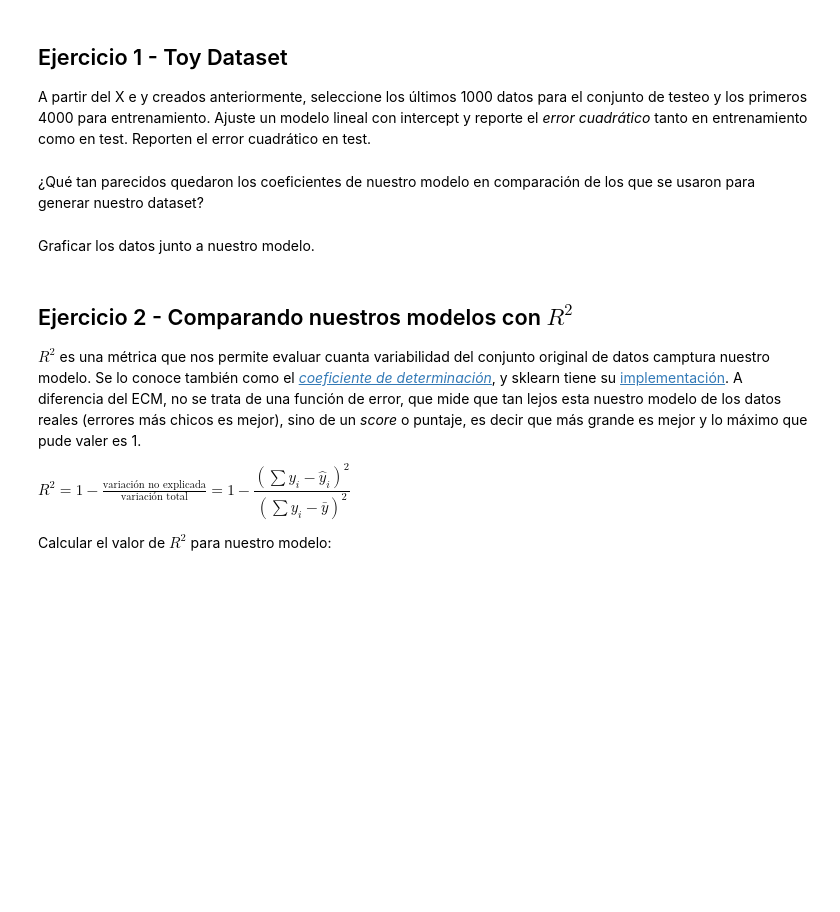
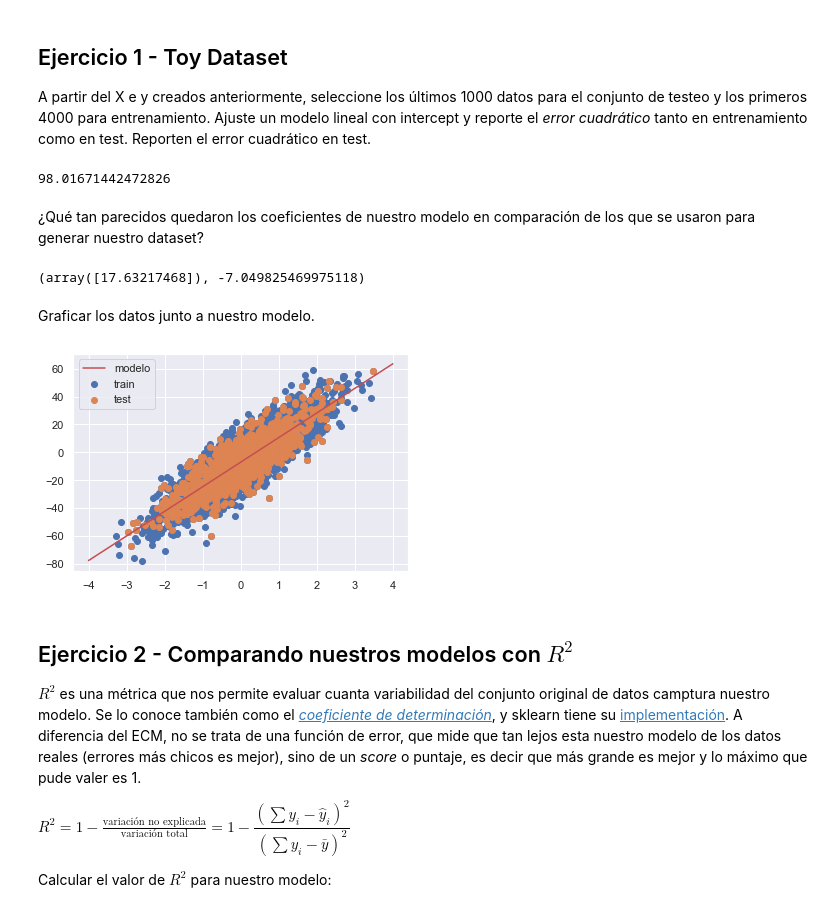
Before and after one commit to institutohumai/cursos-python, a Jupyter notebook: MachineLearning/1_Introduccion/Ejercicios/regresion_ls_ejercicios.ipynb, the cells around one changed output. Cells and saved outputs as stored; diff of their text form; code cells hidden in the pictures; blank space fills up the shorter version.

```diff
--- a/MachineLearning/1_Introduccion/Ejercicios/regresion_ls_ejercicios.ipynb
+++ b/MachineLearning/1_Introduccion/Ejercicios/regresion_ls_ejercicios.ipynb
@@ -140,2 +204,14 @@ y_test = ...
+# %%
+# Completar
+X_train = X[:n_samples_train, :]
+y_train = y[:n_samples_train]
+X_test = X[:n_samples_test, :]
+y_test = y[:n_samples_test]
+
+model = LinearRegression(fit_intercept=True)
+model.fit(X_train, y_train)
+mean_squared_error(y_test, model.predict(X_test))
+# %% [output]
+98.01671442472826
 # %% [markdown]
 ¿Qué tan parecidos quedaron los coeficientes de nuestro modelo en comparación de los que se usaron para generar nuestro dataset?
@@ -145,16 +218,24 @@ y_test = ...
+# %%
+# Completar
+
+model.coef_, model.intercept_ # arriba, coef es 17.68 y bias -7 aprox, asi que es parecido
+# %% [output]
+(array([17.63217468]), -7.049825469975118)
 # %% [markdown]
 Graficar los datos junto a nuestro modelo.
 # %%
 # Completar
 
 # para graficar la recta
 xfit = np.linspace(-4, 4, 1000)
-yfit = ...
+yfit = model.predict(xfit[:,np.newaxis])
 
 plt.scatter(X_train, y_train, label = 'train')
 plt.scatter(X_test, y_test, label = 'test')
 plt.plot(xfit, yfit, 'r', label = 'modelo');
 plt.legend();
+# %% [output]
+[figure, added]
 # %% [markdown]
 ## Ejercicio 2 - Comparando nuestros modelos con $R^2$
 
```
Also changed, not shown: parts of 19 cells of this notebook, 5 other files.
